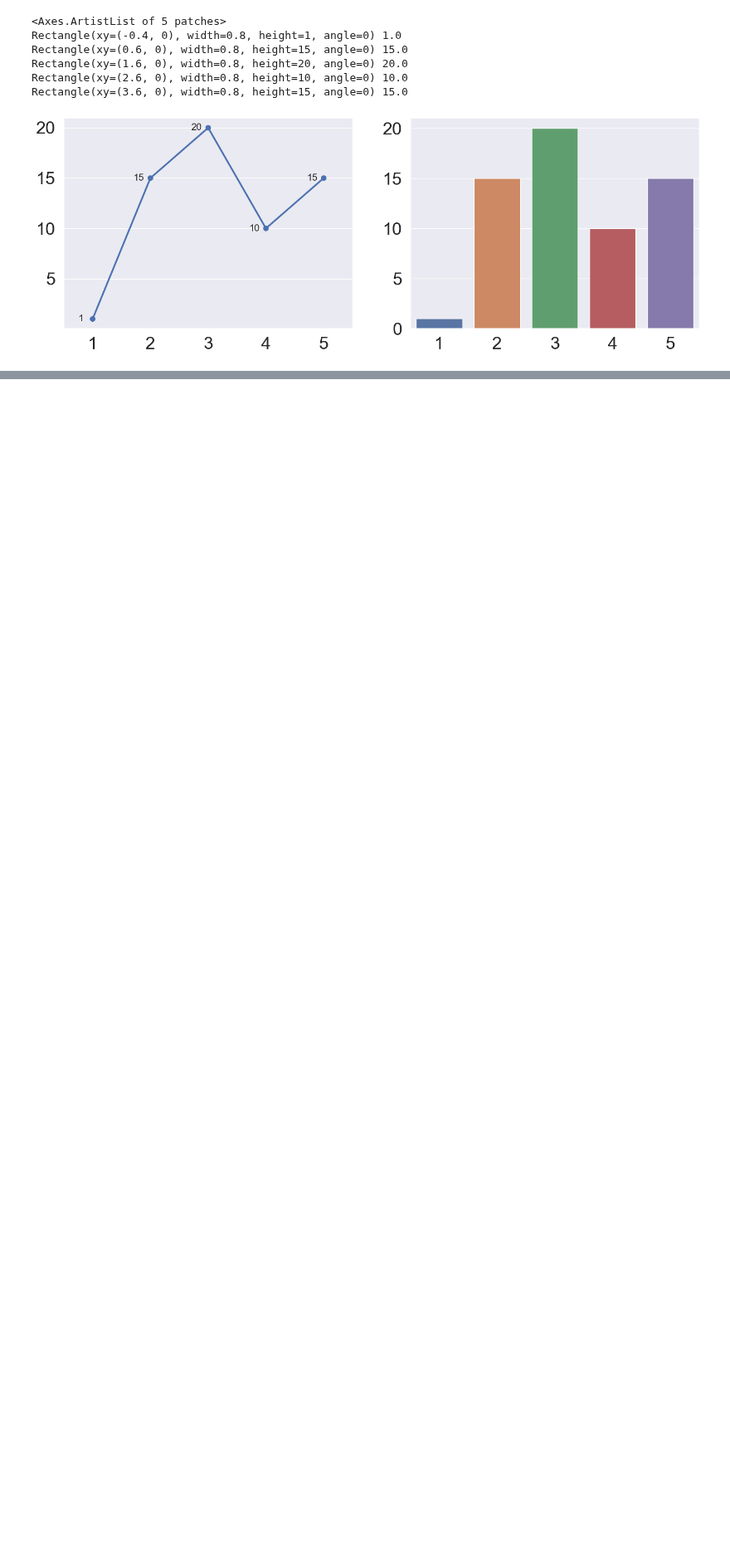
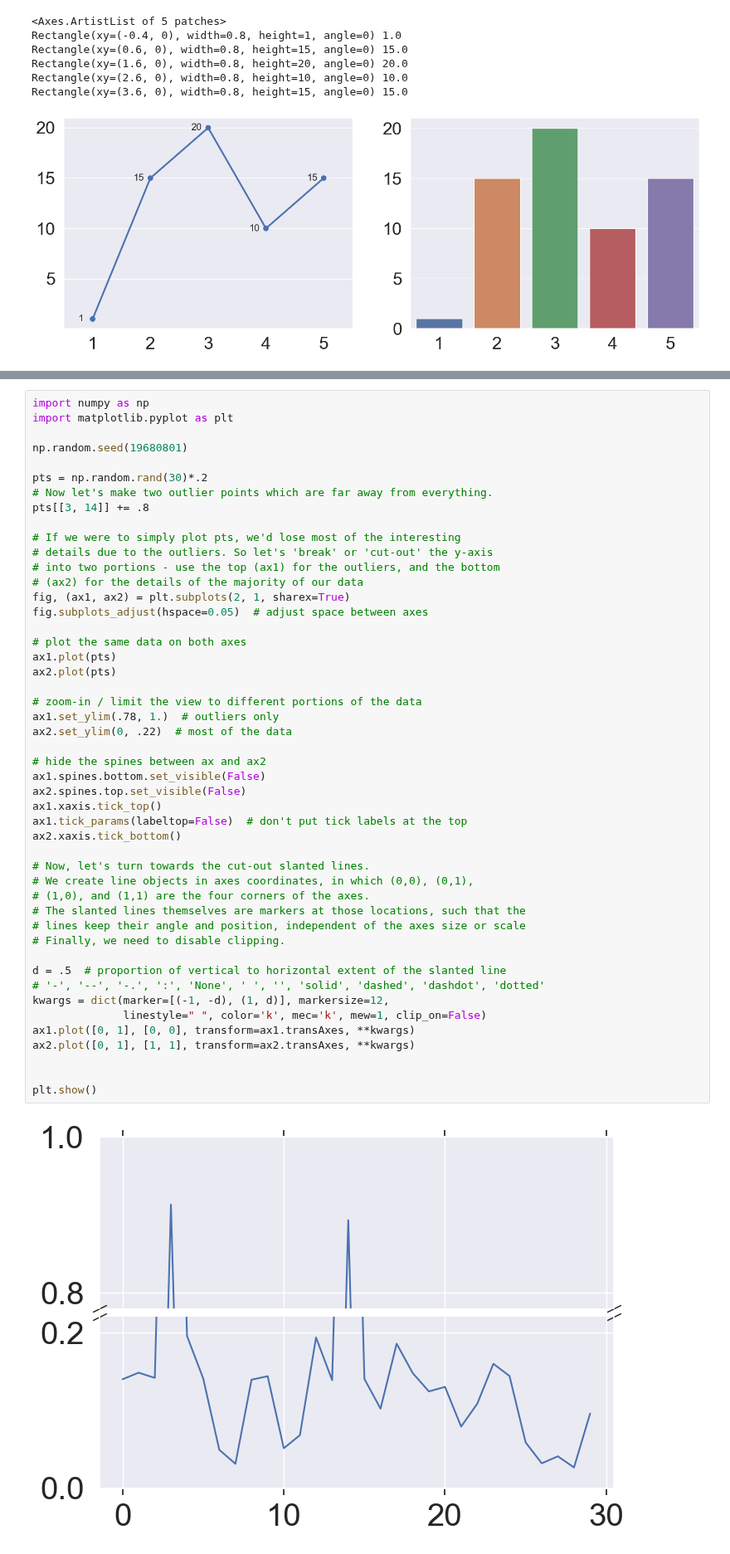
Before and after one commit to JW-Namsta/Kaggle_Study, a Jupyter notebook: Titanic/pathces_연습.ipynb, the cells around one changed output, grey strips where cells are left out. Shown at 83% size. Cells and saved outputs as stored; diff of their text form; blank space fills up the shorter version.

```diff
--- a/Titanic/pathces_연습.ipynb
+++ b/Titanic/pathces_연습.ipynb
@@ -158,0 +197,50 @@ Rectangle(xy=(3.6, 0), width=0.8, height=15, angle=0) 15.0
+# %%
+import numpy as np
+import matplotlib.pyplot as plt
+
+np.random.seed(19680801)
+
+pts = np.random.rand(30)*.2
+# Now let's make two outlier points which are far away from everything.
+pts[[3, 14]] += .8
+
+# If we were to simply plot pts, we'd lose most of the interesting
+# details due to the outliers. So let's 'break' or 'cut-out' the y-axis
+# into two portions - use the top (ax1) for the outliers, and the bottom
+# (ax2) for the details of the majority of our data
+fig, (ax1, ax2) = plt.subplots(2, 1, sharex=True)
+fig.subplots_adjust(hspace=0.05)  # adjust space between axes
+
+# plot the same data on both axes
+ax1.plot(pts)
+ax2.plot(pts)
+
+# zoom-in / limit the view to different portions of the data
+ax1.set_ylim(.78, 1.)  # outliers only
+ax2.set_ylim(0, .22)  # most of the data
+
+# hide the spines between ax and ax2
+ax1.spines.bottom.set_visible(False)
+ax2.spines.top.set_visible(False)
+ax1.xaxis.tick_top()
+ax1.tick_params(labeltop=False)  # don't put tick labels at the top
+ax2.xaxis.tick_bottom()
+
+# Now, let's turn towards the cut-out slanted lines.
+# We create line objects in axes coordinates, in which (0,0), (0,1),
+# (1,0), and (1,1) are the four corners of the axes.
+# The slanted lines themselves are markers at those locations, such that the
+# lines keep their angle and position, independent of the axes size or scale
+# Finally, we need to disable clipping.
+
+d = .5  # proportion of vertical to horizontal extent of the slanted line
+# '-', '--', '-.', ':', 'None', ' ', '', 'solid', 'dashed', 'dashdot', 'dotted'
+kwargs = dict(marker=[(-1, -d), (1, d)], markersize=12,
+              linestyle=" ", color='k', mec='k', mew=1, clip_on=False)
+ax1.plot([0, 1], [0, 0], transform=ax1.transAxes, **kwargs)
+ax2.plot([0, 1], [1, 1], transform=ax2.transAxes, **kwargs)
+
+
+plt.show()
+# %% [output]
+[figure, added]
```
Also changed, not shown: parts of 1 cell of this notebook.
